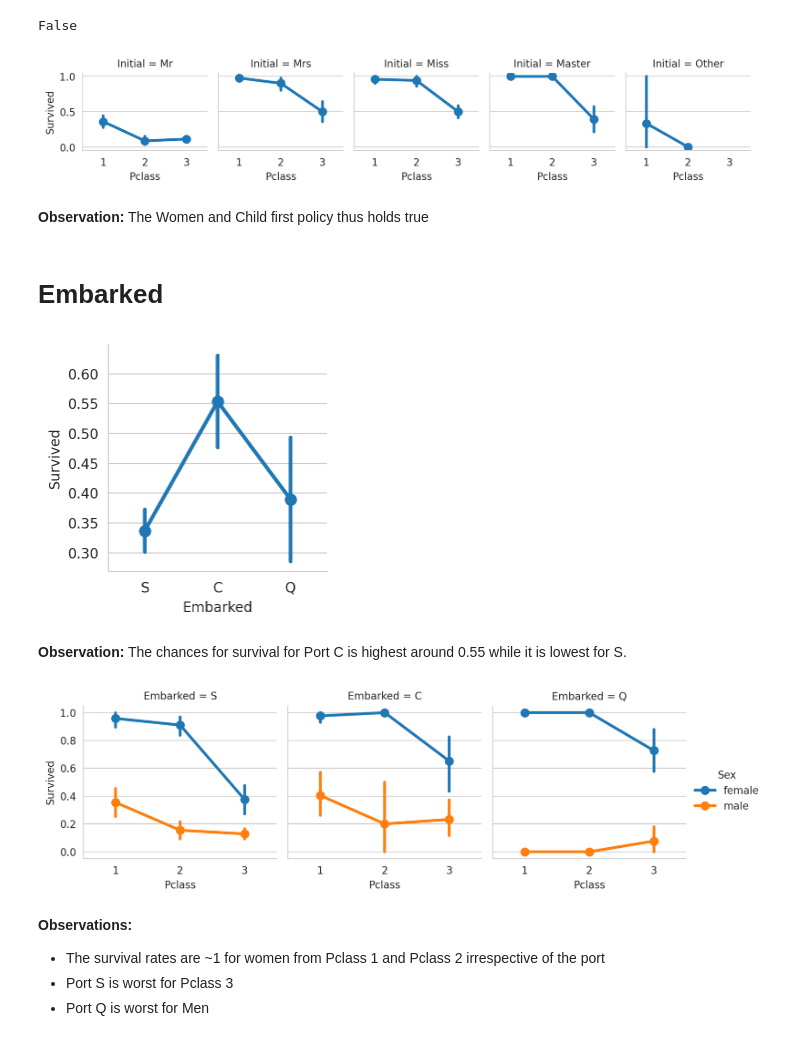
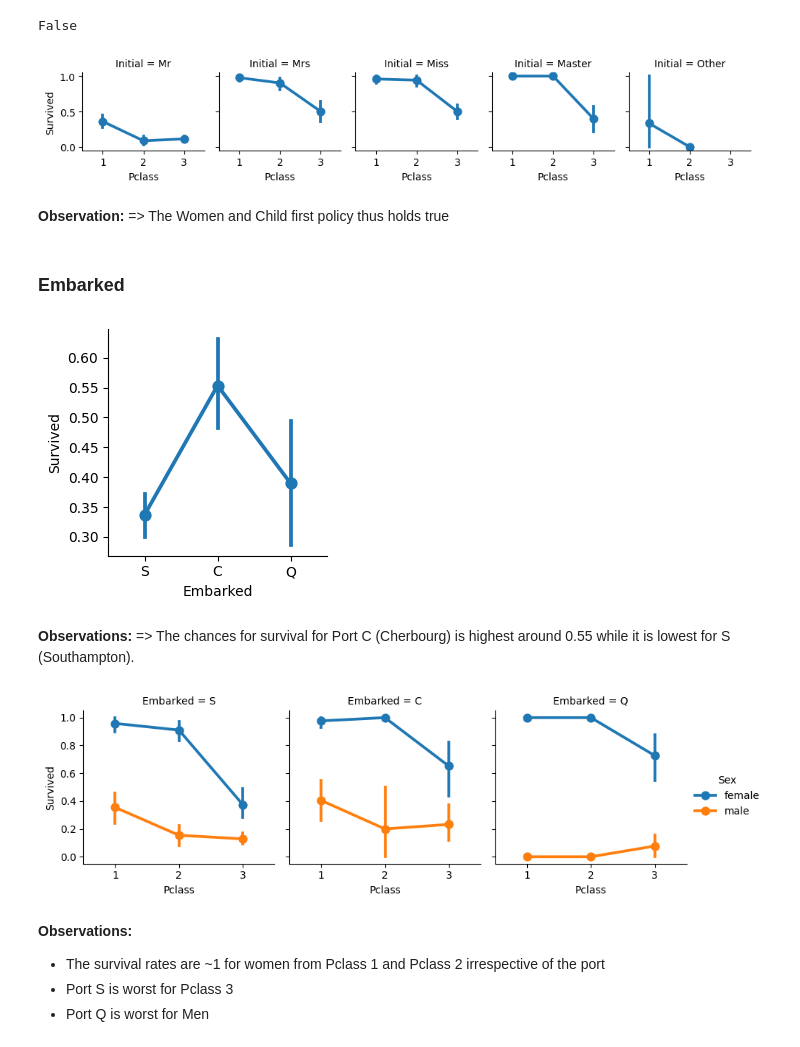
Before and after one commit to HCIstudio/winterschool-2024, a Jupyter notebook: 1_eda/titanic_tutorial.ipynb, the cells around one changed output. Drawn from its saved outputs; the diff is of its cells as text; code cells hidden in the pictures.

```diff
--- a/uc_titanic/titanic_tutorial.ipynb
+++ b/1_eda/titanic_tutorial.ipynb
@@ -74,0 +66,3 @@ Requirement already satisfied: six in /home/mario/anaconda3/envs/winterschool/li
+# %%
+data = pd.read_csv("data/titanic_train.csv")
+data
@@ -323,5 +357,5 @@ We are using a Regex. It returns strings that contain A-Z or a-z and are followe
 # %%
-data['Initial'] = data.Name.str.extract('([A-Za-z]+)\.')
+data["Initial"] = data["Name"].str.extract('([A-Za-z]+)\.')
 data[["Initial"]].head()
 # %% [output]
 |  | Initial |
@@ -399,31 +435,33 @@ data[data["Age"].isna()]
 | 888 | 889 | 0 | 3 | Johnston, Miss. Catherine Helen "... | female | NaN | 1 | 2 | W./C. 6607 | 23.4500 | ... |
 177 rows × 13 columns
 # %%
-data.Age.fillna(data.groupby("Initial").Age.transform(np.mean), inplace=True)
+data["Age"].fillna(data.groupby("Initial")["Age"].transform("mean"), inplace=True)
 # %%
 data.Age.isnull().any()
 # %% [output]
 False
 # %%
-sns.catplot(x='Pclass', y='Survived', col='Initial', kind="point", data=data, height=2)
+# Inspect the survival rates per initial and Pclass
+sns.catplot(data, x="Pclass", y="Survived", col="Initial", kind="point", height=2)
 sns.despine()
-plt.show()
 # %% [output]
-[figure, old version]
+[figure, new version]
 # %% [markdown]
-**Observation:** The Women and Child first policy thus holds true
+**Observation:**
+=> The Women and Child first policy thus holds true
 # %% [markdown]
-# Embarked
+### Embarked
 # %%
-sns.catplot(x='Embarked', y='Survived', kind="point", data=data, height=3);
+sns.catplot(data, x="Embarked", y="Survived", kind="point", height=3);
 # %% [output]
-[figure, old version]
+[figure, new version]
 # %% [markdown]
-**Observation:** The chances for survival for Port C is highest around 0.55 while it is lowest for S.
+**Observations:**
+=> The chances for survival for Port C (Cherbourg) is highest around 0.55 while it is lowest for S (Southampton).
 # %%
-sns.catplot(x='Pclass',y='Survived', kind="point", hue='Sex',col='Embarked',data=data, height=3);
+sns.catplot(data, x="Pclass",y="Survived", kind="point", hue="Sex", col="Embarked", height=3);
 # %% [output]
-[figure, old version]
+[figure, new version]
 # %% [markdown]
 **Observations:**
 
```
Also changed, not shown: parts of 75 cells of this notebook, 2 other files.
